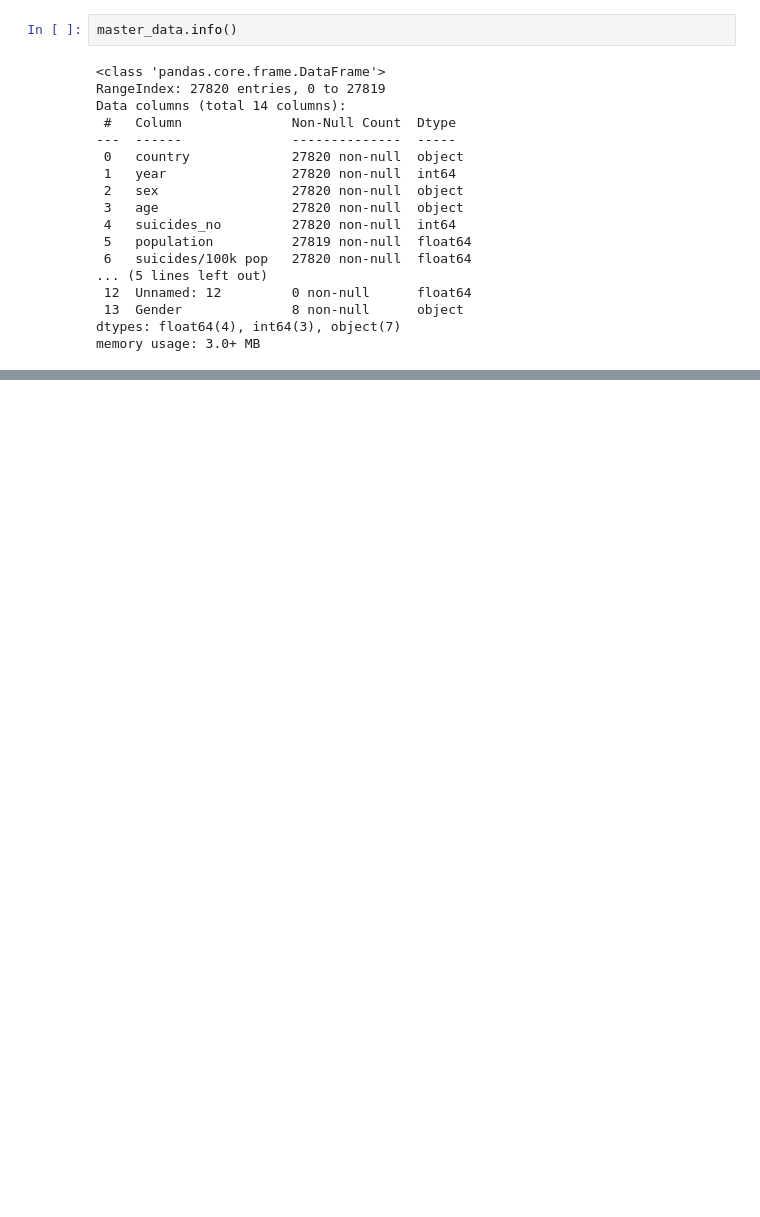
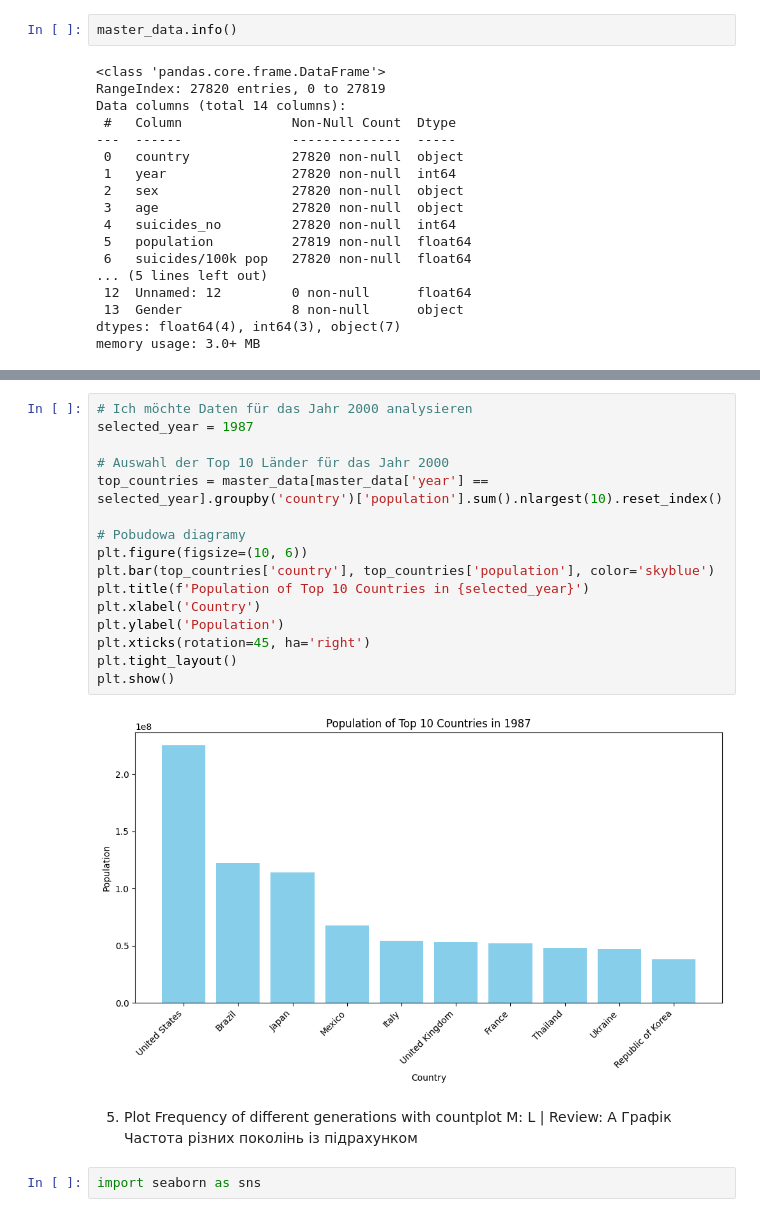
Before and after one commit to Liud4ik/AgilesDataProjekt, a Jupyter notebook: Master.ipynb, the cells around one changed output, grey strips where cells are left out. Saved outputs shown, nothing was run; the diff lists cells and outputs as text; blank space fills up the shorter version.

```diff
--- a/Master.ipynb
+++ b/Master.ipynb
@@ -84,0 +113,23 @@ No artists with labels found to put in legend.  Note that artists whose label st
+# %%
+# Ich möchte Daten für das Jahr 2000 analysieren
+selected_year = 1987
+
+# Auswahl der Top 10 Länder für das Jahr 2000
+top_countries = master_data[master_data['year'] == selected_year].groupby('country')['population'].sum().nlargest(10).reset_index()
+
+# Pobudowa diagramy
+plt.figure(figsize=(10, 6))
+plt.bar(top_countries['country'], top_countries['population'], color='skyblue')
+plt.title(f'Population of Top 10 Countries in {selected_year}')
+plt.xlabel('Country')
+plt.ylabel('Population')
+plt.xticks(rotation=45, ha='right')
+plt.tight_layout()
+plt.show()
+# %% [output]
+[figure, added]
+# %% [markdown]
+5.	Plot Frequency of different generations  with countplot M: L | Review: A
+Графік Частота різних поколінь із підрахунком
+# %%
+import seaborn as sns
```
Also changed, not shown: parts of 22 cells of this notebook, 2 other files.
